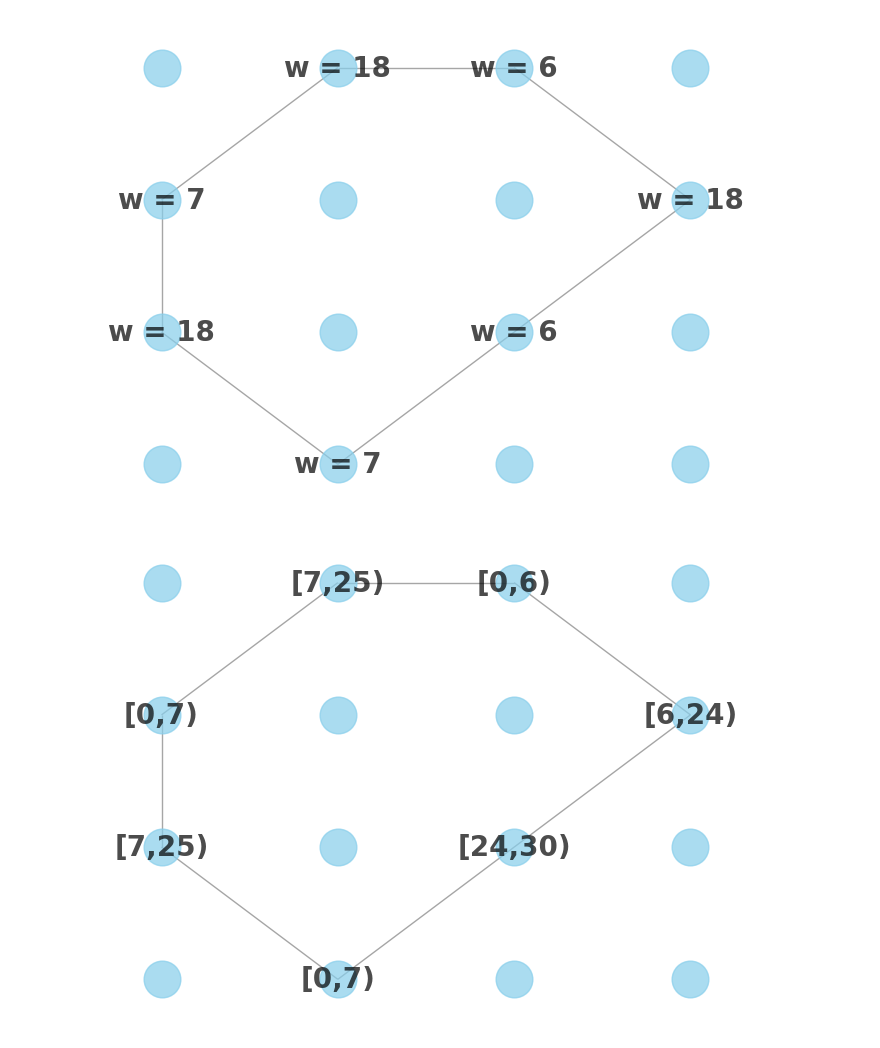
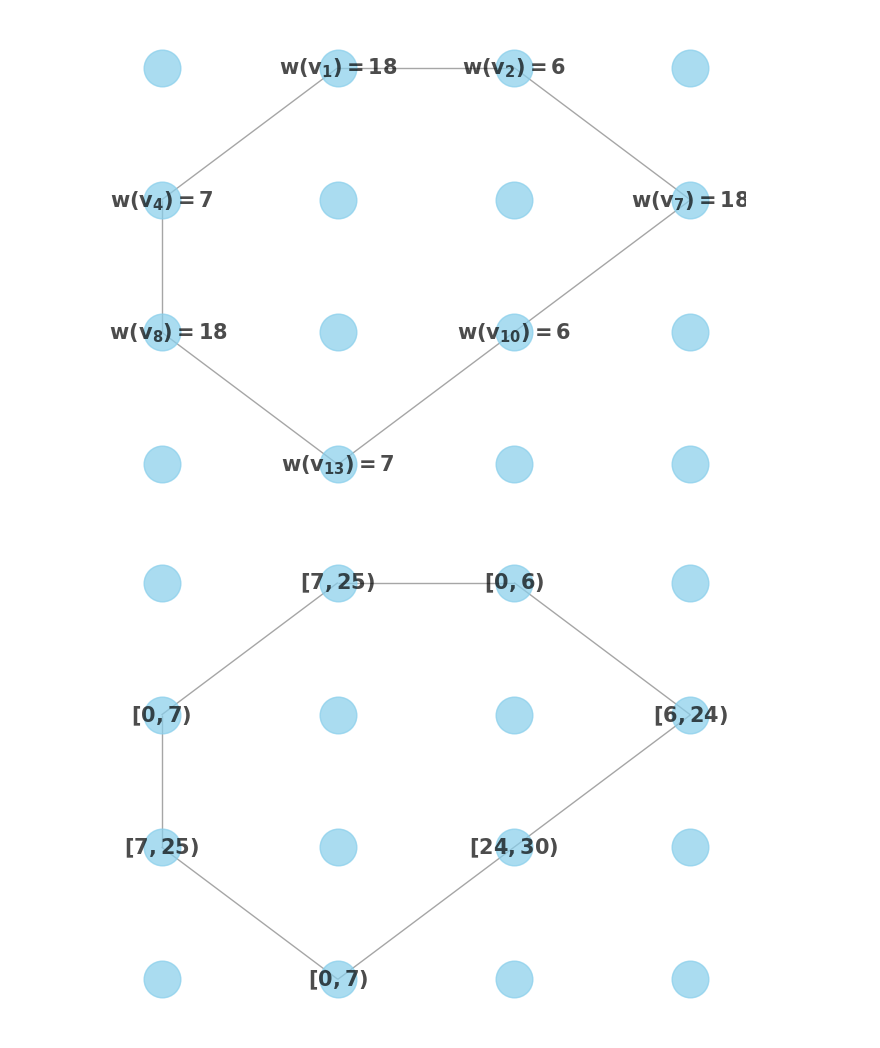
Before and after one commit to tellocam/seminarOnAlgorithms, a Jupyter notebook: code/graph_plots.ipynb, the cells around one changed output. Saved outputs shown, nothing was run; the diff lists cells and outputs as text; code cells hidden in the pictures.

```diff
--- a/code/graph_plots.ipynb
+++ b/code/graph_plots.ipynb
@@ -4,43 +4,43 @@ import networkx as nx
 import matplotlib.pyplot as plt
 import numpy as np
 
 figure_path = "../Presentation/figures/"
 
 # Example: 4x4 grid
 num_vertices = 16
 adj_matrix = np.zeros((num_vertices, num_vertices))
 
 # Connect specific vertices (adjust as needed)
 connections = [(1,2), (2,7), (7,10), (10,13), (13,10), (8,4), (4,1), (13,8)]
 for edge in connections:
     adj_matrix[edge[0], edge[1]] = 1
-    adj_matrix[edge[1], edge[0]] = 1  # Assuming an undirected graph, so we set both directions
+    adj_matrix[edge[1], edge[0]] = 1  # Assuming an undirected graph, set both directions
 
 # Create a graph from the adjacency matrix
 G = nx.from_numpy_matrix(adj_matrix)
 
 # Arrange vertices in a 4x4 grid
 pos = {i: (i % 4, 3 - i // 4) for i in range(num_vertices)}
 
 # Additional information for specific vertices
-vertex_info = {1: "w = 18",
-               2: "w = 6",
-               7: "w = 18",
-               10: "w = 6",
-               13: "w = 7",
-               8: "w = 18",
-               4: "w = 7"
+vertex_info = {1: "$\mathbf{w(v_1)=18}$",
+               2: "$\mathbf{w(v_2)= 6}$",
+               7: "$\mathbf{w(v_7)= 18}$",
+               10: "$\mathbf{w(v_{10})= 6}$",
+               13: "$\mathbf{w(v_{13})= 7}$",
+               8: "  $\mathbf{w(v_{8})= 18}$",
+               4: "$\mathbf{w(v_{4})= 7}$"
                }
 
 # Plot the graph with labels
-nx.draw(G, pos, with_labels=True, labels=vertex_info, font_weight='bold', node_size=700, node_color='skyblue', font_color='black', font_size=20, edge_color='gray', linewidths=1, alpha=0.7)
+nx.draw(G, pos, with_labels=True, labels=vertex_info, font_weight='bold', node_size=700, node_color='skyblue', font_color='black', font_size=15, edge_color='gray', linewidths=1, alpha=0.7)
 
 
 plt.savefig(figure_path + "ICV0.pdf")
 
 plt.show()
 # %% [output]
-[figure, old version]
+[figure, new version]
 # %%
 # Example: 4x4 grid
 num_vertices = 16
@@ -59,18 +59,18 @@ G = nx.from_numpy_matrix(adj_matrix)
 pos = {i: (i % 4, 3 - i // 4) for i in range(num_vertices)}
 
 # Additional information for specific vertices
-vertex_info = {1: "[7,25)",
-               2: "[0,6)",
-               7: "[6,24)",
-               10: "[24,30)",
-               13: "[0,7)",
-               8: "[7,25)",
-               4: "[0,7)"
+vertex_info = {1: "$\mathbf{[7,25)}$",
+               2: "$\mathbf{[0,6)}$",
+               7: "$\mathbf{[6,24)}$",
+               10: "$\mathbf{[24,30)}$",
+               13: "$\mathbf{[0,7)}$",
+               8: "$\mathbf{[7,25)}$",
+               4: "$\mathbf{[0,7)}$"
                }
 
 # Plot the graph with labels
-nx.draw(G, pos, with_labels=True, labels=vertex_info, font_weight='bold', node_size=700, node_color='skyblue', font_color='black', font_size=20, edge_color='gray', linewidths=1, alpha=0.7)
+nx.draw(G, pos, with_labels=True, labels=vertex_info, font_weight='bold', node_size=700, node_color='skyblue', font_color='black', font_size=15, edge_color='gray', linewidths=1, alpha=0.7)
 plt.savefig(figure_path + "ICV1.pdf")
 plt.show()
 # %% [output]
-[figure, old version]
+[figure, new version]
```
Also changed, not shown: 7 other files.
